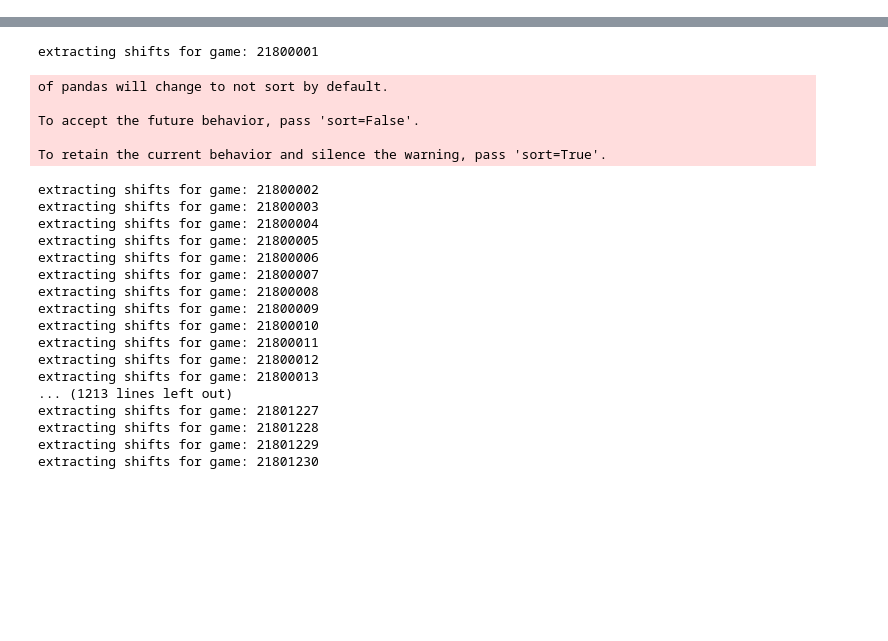
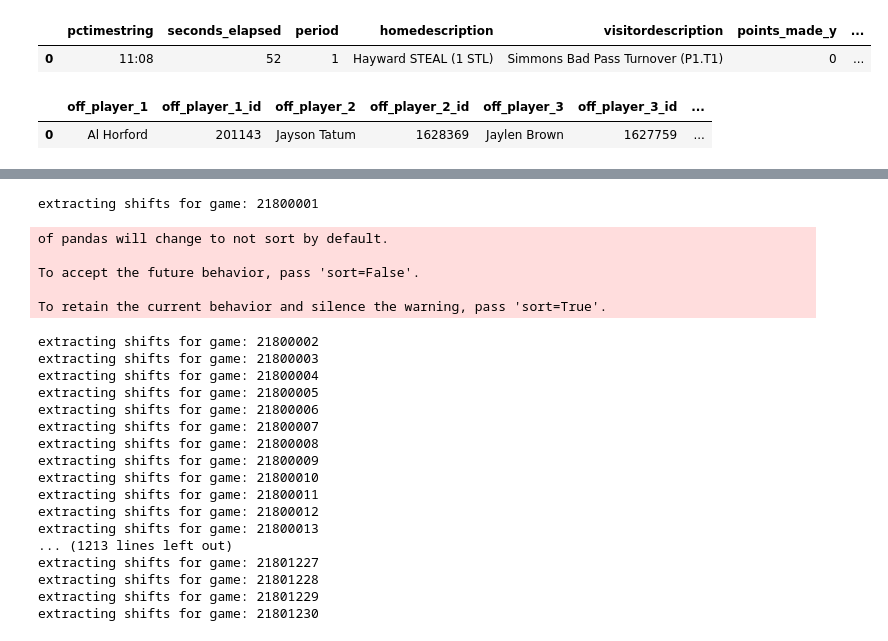
Before and after one commit to mcbarlowe/nbadbscripts, a Jupyter notebook: Untitled.ipynb, the cells around one changed output, grey strips where cells are left out. Saved outputs shown, nothing was run; the diff lists cells and outputs as text; code cells hidden in the pictures; blank space fills up the shorter version.

```diff
--- a/Untitled.ipynb
+++ b/Untitled.ipynb
@@ -141,0 +102,8 @@ dtype: object
+# %%
+possession[2][['pctimestring', 'seconds_elapsed','period','homedescription',
+               'visitordescription', 'points_made_y','home_possession',
+               'away_possession', 'event_type_de', 'event_team',
+               'is_d_rebound', 'is_o_rebound']]
+# %% [output]
+|  | pctimestring | seconds_elapsed | period | homedescription | visitordescription | points_made_y | ... |
+| 0 | 11:08 | 52 | 1 | Hayward STEAL (1 STL) | Simmons Bad Pass Turnover (P1.T1) | 0 | ... |
@@ -141,0 +148,5 @@ dtype: object
+# %%
+test[0]
+# %% [output]
+|  | off_player_1 | off_player_1_id | off_player_2 | off_player_2_id | off_player_3 | off_player_3_id | ... |
+| 0 | Al Horford | 201143 | Jayson Tatum | 1628369 | Jaylen Brown | 1627759 | ... |
```
Also changed, not shown: parts of 7 cells of this notebook.
